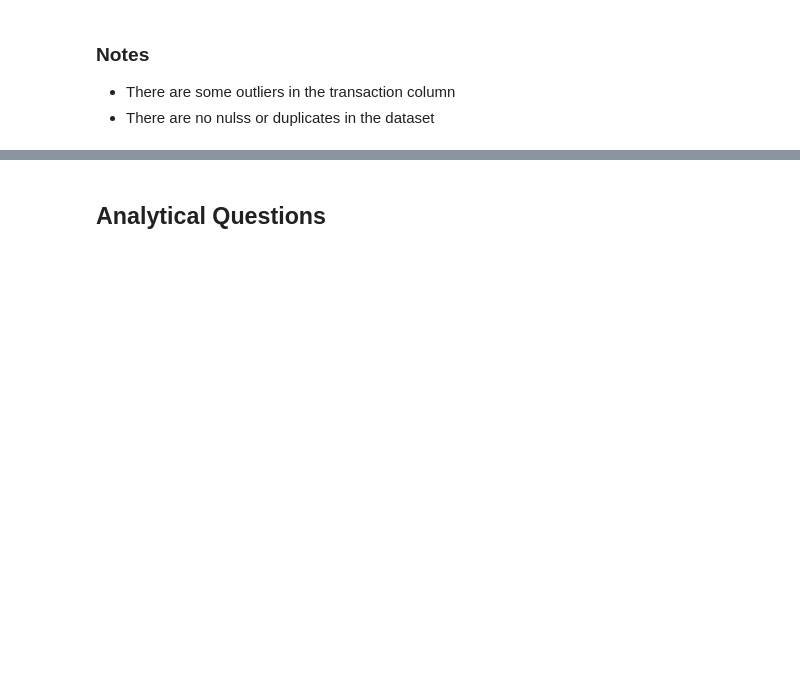
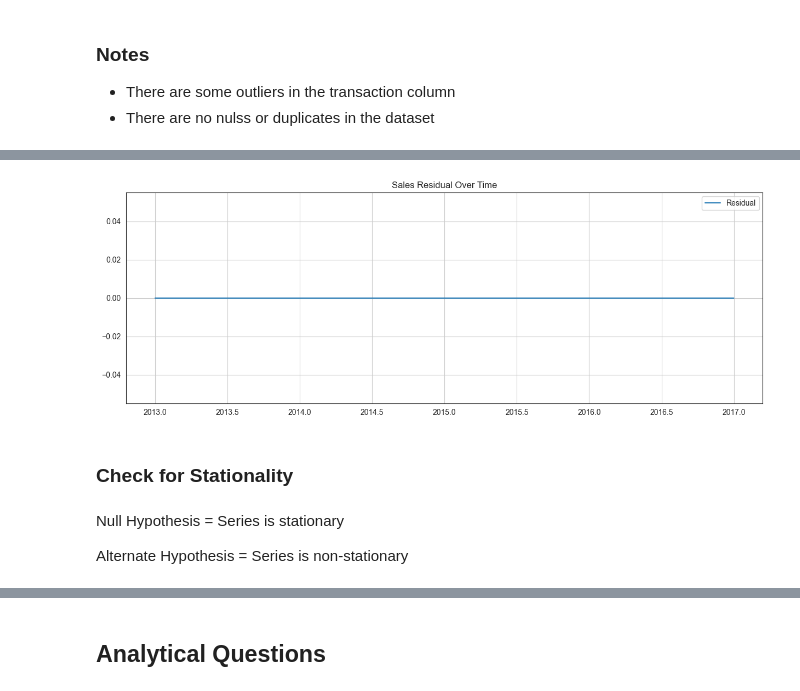
Before and after one commit to murithidenisgitobu/Time-Series-Regression-Analysis-Corporation-Favorita-, a Jupyter notebook: Time Series Regression Analysis - Corporation Favorita.ipynb, the cells around one changed output, grey strips where cells are left out. Cells and saved outputs as stored; diff of their text form; code cells hidden in the pictures; blank space fills up the shorter version.

```diff
--- a/Time Series Regression Analysis - Corporation Favorita.ipynb
+++ b/Time Series Regression Analysis - Corporation Favorita.ipynb
@@ -627,0 +665,17 @@ plt.show()
+# %%
+# Figure to show residuals
+plt.figure(figsize=(15, 5))
+
+plt.plot(result_add.resid, label='Residual')
+plt.title('Sales Residual Over Time')
+plt.legend()
+plt.grid(visible=True)
+plt.show()
+# %% [output]
+[figure, added]
+# %% [markdown]
+### **Check for Stationality**
+# %% [markdown]
+Null Hypothesis = Series is stationary
+
+Alternate Hypothesis = Series is non-stationary
```
Also changed, not shown: parts of 8 cells of this notebook.
